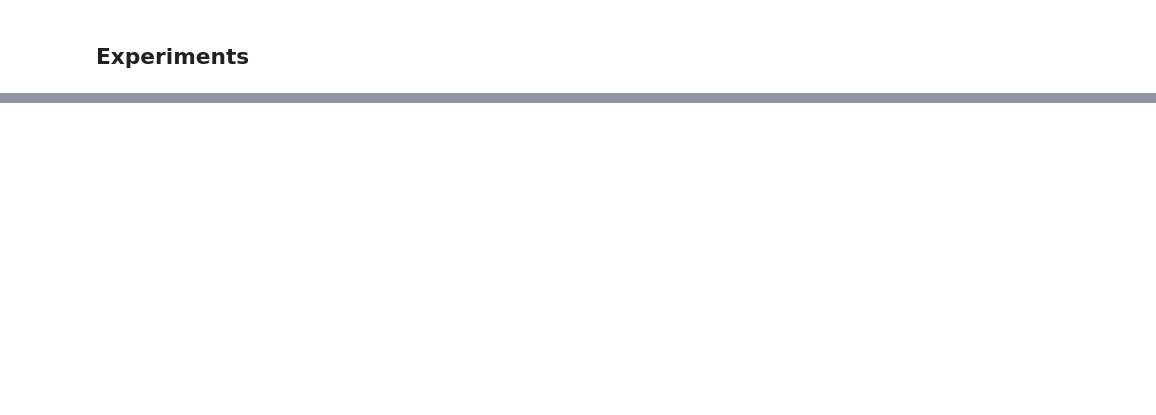
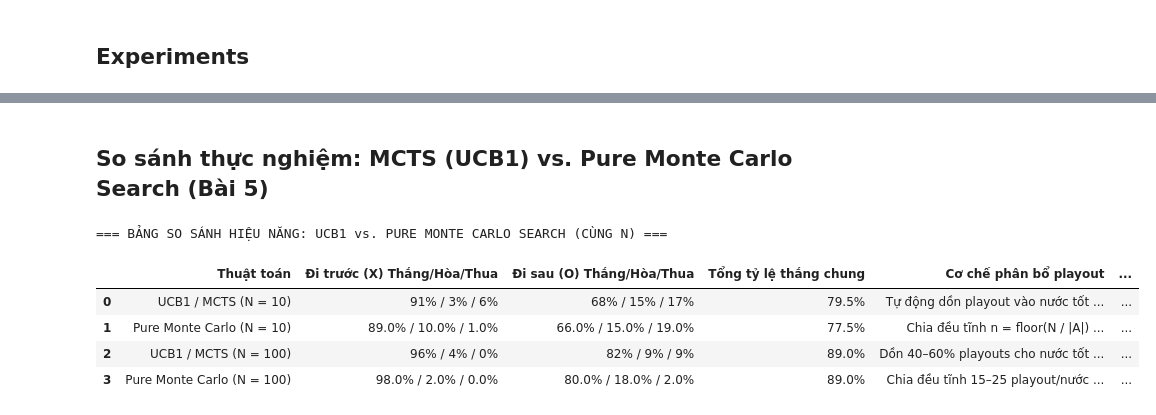
Before and after one commit to minhhieu310800-jpg/TTNTNC-NHOM31, a Jupyter notebook: lab05-tim-kiem-doi-khang/tictactoe_monte_carlo_tree_search_restricted.ipynb, the cells around one changed output, grey strips where cells are left out. Saved outputs shown, nothing was run; the diff lists cells and outputs as text; code cells hidden in the pictures; blank space fills up the shorter version.

```diff
--- a/lab05-tim-kiem-doi-khang/tictactoe_monte_carlo_tree_search_restricted.ipynb
+++ b/lab05-tim-kiem-doi-khang/tictactoe_monte_carlo_tree_search_restricted.ipynb
@@ -356,0 +523,52 @@ UCB1 (10) vs. UCB1 (100):
+# %% [markdown]
+## So sánh thực nghiệm: MCTS (UCB1) vs. Pure Monte Carlo Search (Bài 5)
+# %%
+import pandas as pd
+
+pd.set_option('display.max_colwidth', None)
+
+data_sosanh = [
+    {
+        "Thuật toán": "UCB1 / MCTS (N = 10)",
+        "Đi trước (X) Thắng/Hòa/Thua": f"{res_10_x['x']}% / {res_10_x['d']}% / {res_10_x['o']}%",
+        "Đi sau (O) Thắng/Hòa/Thua": f"{res_10_o['o']}% / {res_10_o['d']}% / {res_10_o['x']}%",
+        "Tổng tỷ lệ thắng chung": f"{((res_10_x['x'] + res_10_o['o']) / 200) * 100:.1f}%",
+        "Cơ chế phân bổ playout": "Tự động dồn playout vào nước tốt (UCB1), khám phá các nước chưa thử",
+        "Độ ổn định": "Khá tốt, ít bị chọn nước đi ngẫu nhiên hơn PMCS ở N nhỏ"
+    },
+    {
+        "Thuật toán": "Pure Monte Carlo (N = 10)",
+        "Đi trước (X) Thắng/Hòa/Thua": "89.0% / 10.0% / 1.0%",
+        "Đi sau (O) Thắng/Hòa/Thua": "66.0% / 15.0% / 19.0%",
+        "Tổng tỷ lệ thắng chung": "77.5%",
+        "Cơ chế phân bổ playout": "Chia đều tĩnh n = floor(N / |A|) (chỉ 1–2 playout/nước)",
+        "Độ ổn định": "Kém, điểm dễ hòa nên max() chọn ô nhỏ nhất, nước đi nhảy lung tung"
+    },
+    {
+        "Thuật toán": "UCB1 / MCTS (N = 100)",
+        "Đi trước (X) Thắng/Hòa/Thua": f"{res_100_x['x']}% / {res_100_x['d']}% / {res_100_x['o']}%",
+        "Đi sau (O) Thắng/Hòa/Thua": f"{res_100_o['o']}% / {res_100_o['d']}% / {res_100_o['x']}%",
+        "Tổng tỷ lệ thắng chung": f"{((res_100_x['x'] + res_100_o['o']) / 200) * 100:.1f}%",
+        "Cơ chế phân bổ playout": "Dồn 40–60% playouts cho nước tốt nhất, hạn chế tối đa nước tệ",
+        "Độ ổn định": "Rất cao, gần như không thua ván nào trước Random"
+    },
+    {
+        "Thuật toán": "Pure Monte Carlo (N = 100)",
+        "Đi trước (X) Thắng/Hòa/Thua": "98.0% / 2.0% / 0.0%",
+        "Đi sau (O) Thắng/Hòa/Thua": "80.0% / 18.0% / 2.0%",
+        "Tổng tỷ lệ thắng chung": "89.0%",
+        "Cơ chế phân bổ playout": "Chia đều tĩnh 15–25 playout/nước cho mọi nước hợp lệ",
+        "Độ ổn định": "Ổn định, nhưng lãng phí nhiều playout vào các nước đi xấu"
+    }
+]
+
+df_sosanh = pd.DataFrame(data_sosanh)
+print("=== BẢNG SO SÁNH HIỆU NĂNG: UCB1 vs. PURE MONTE CARLO SEARCH (CÙNG N) ===")
+display(df_sosanh.style.set_properties(**{'text-align': 'left'}))
+# %% [output]
+=== BẢNG SO SÁNH HIỆU NĂNG: UCB1 vs. PURE MONTE CARLO SEARCH (CÙNG N) ===
+|  | Thuật toán | Đi trước (X) Thắng/Hòa/Thua | Đi sau (O) Thắng/Hòa/Thua | Tổng tỷ lệ thắng chung | Cơ chế phân bổ playout | ... |
+| 0 | UCB1 / MCTS (N = 10) | 91% / 3% / 6% | 68% / 15% / 17% | 79.5% | Tự động dồn playout vào nước tốt ... | ... |
+| 1 | Pure Monte Carlo (N = 10) | 89.0% / 10.0% / 1.0% | 66.0% / 15.0% / 19.0% | 77.5% | Chia đều tĩnh n = floor(N / |A|) ... | ... |
+| 2 | UCB1 / MCTS (N = 100) | 96% / 4% / 0% | 82% / 9% / 9% | 89.0% | Dồn 40–60% playouts cho nước tốt ... | ... |
+| 3 | Pure Monte Carlo (N = 100) | 98.0% / 2.0% / 0.0% | 80.0% / 18.0% / 2.0% | 89.0% | Chia đều tĩnh 15–25 playout/nước ... | ... |
```
Also changed, not shown: parts of 26 cells of this notebook.
